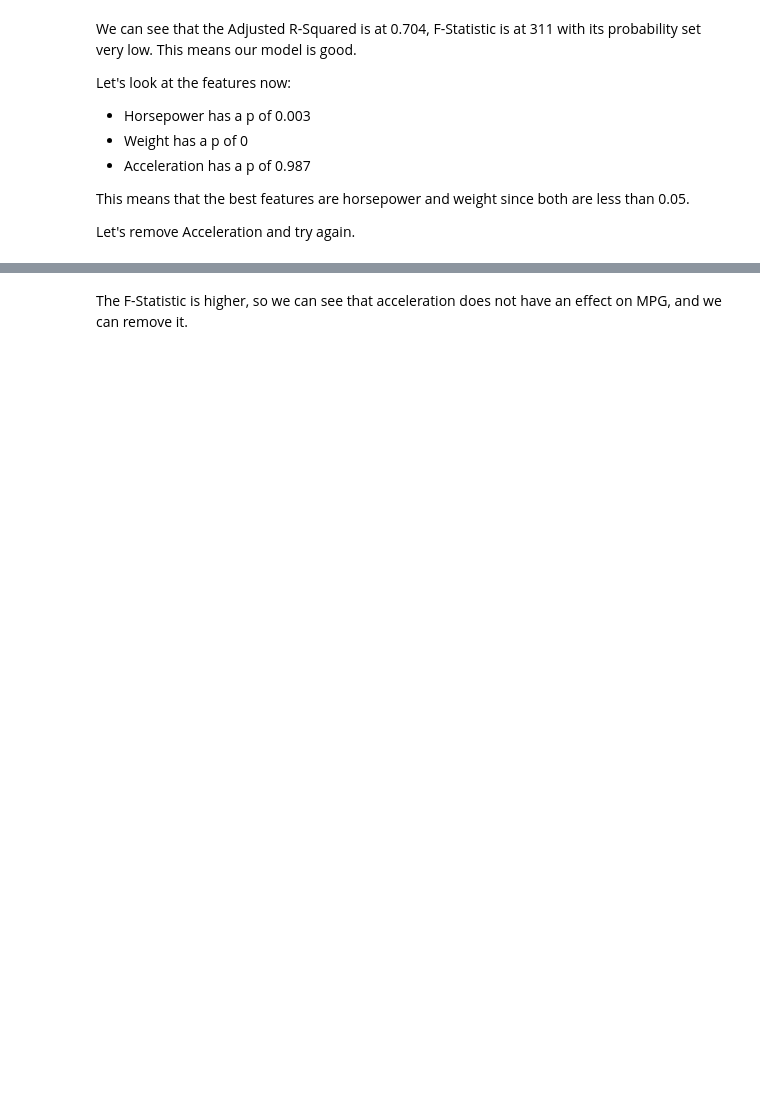
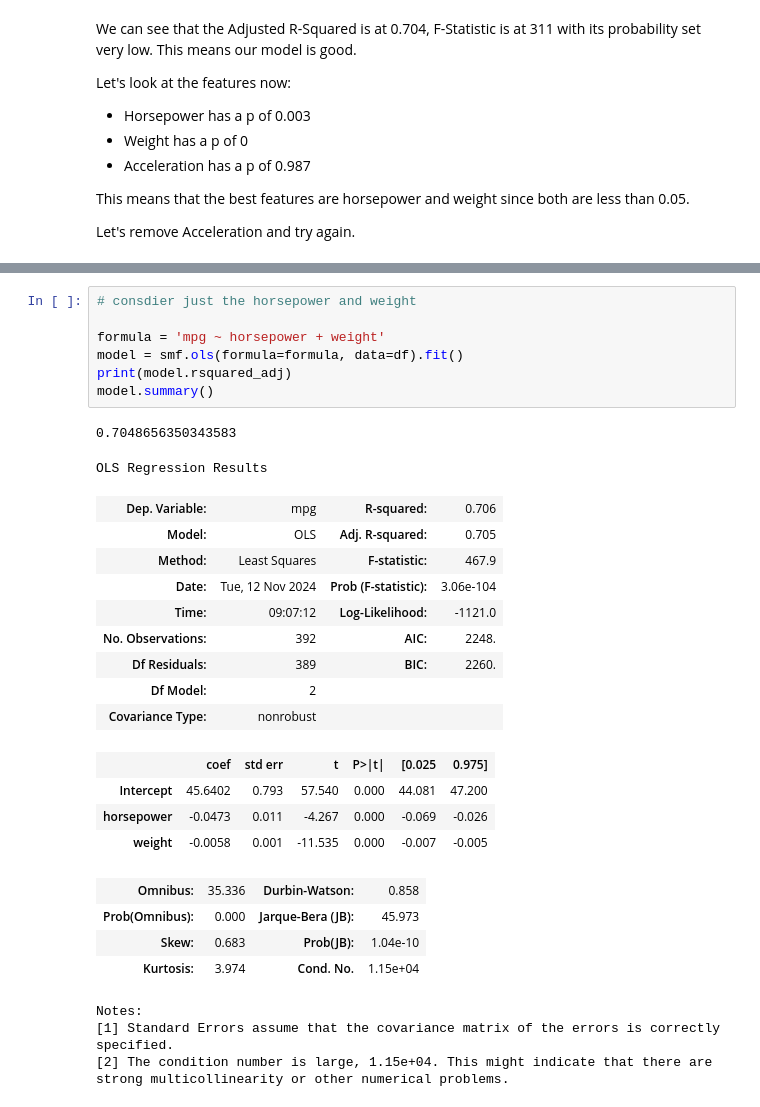
Before and after one commit to vanki2003/ACI, a Jupyter notebook: models/Linear Regression/02 - Multiple Regression - Handout.ipynb, the cells around one changed output, grey strips where cells are left out. Cells and saved outputs as stored; diff of their text form; blank space fills up the shorter version.

```diff
--- a/models/Linear Regression/02 - Multiple Regression - Handout.ipynb
+++ b/models/Linear Regression/02 - Multiple Regression - Handout.ipynb
@@ -158,2 +190,31 @@ strong multicollinearity or other numerical problems.
-# %% [markdown]
-The F-Statistic is higher, so we can see that acceleration does not have an effect on MPG, and we can remove it.
+# %%
+# consdier just the horsepower and weight
+
+formula = 'mpg ~ horsepower + weight'
+model = smf.ols(formula=formula, data=df).fit()
+print(model.rsquared_adj)
+model.summary()
+# %% [output]
+0.7048656350343583
+OLS Regression Results
+| Dep. Variable: | mpg | R-squared: | 0.706 |
+| Model: | OLS | Adj. R-squared: | 0.705 |
+| Method: | Least Squares | F-statistic: | 467.9 |
+| Date: | Tue, 12 Nov 2024 | Prob (F-statistic): | 3.06e-104 |
+| Time: | 09:07:12 | Log-Likelihood: | -1121.0 |
+| No. Observations: | 392 | AIC: | 2248. |
+| Df Residuals: | 389 | BIC: | 2260. |
+| Df Model: | 2 |  |  |
+| Covariance Type: | nonrobust |  |  |
+|  | coef | std err | t | P>|t| | [0.025 | 0.975] |
+| Intercept | 45.6402 | 0.793 | 57.540 | 0.000 | 44.081 | 47.200 |
+| horsepower | -0.0473 | 0.011 | -4.267 | 0.000 | -0.069 | -0.026 |
+| weight | -0.0058 | 0.001 | -11.535 | 0.000 | -0.007 | -0.005 |
+| Omnibus: | 35.336 | Durbin-Watson: | 0.858 |
+| Prob(Omnibus): | 0.000 | Jarque-Bera (JB): | 45.973 |
+| Skew: | 0.683 | Prob(JB): | 1.04e-10 |
+| Kurtosis: | 3.974 | Cond. No. | 1.15e+04 |
+Notes:
+[1] Standard Errors assume that the covariance matrix of the errors is correctly specified.
+[2] The condition number is large, 1.15e+04. This might indicate that there are
+strong multicollinearity or other numerical problems.
```
Also changed, not shown: parts of 15 cells of this notebook.
